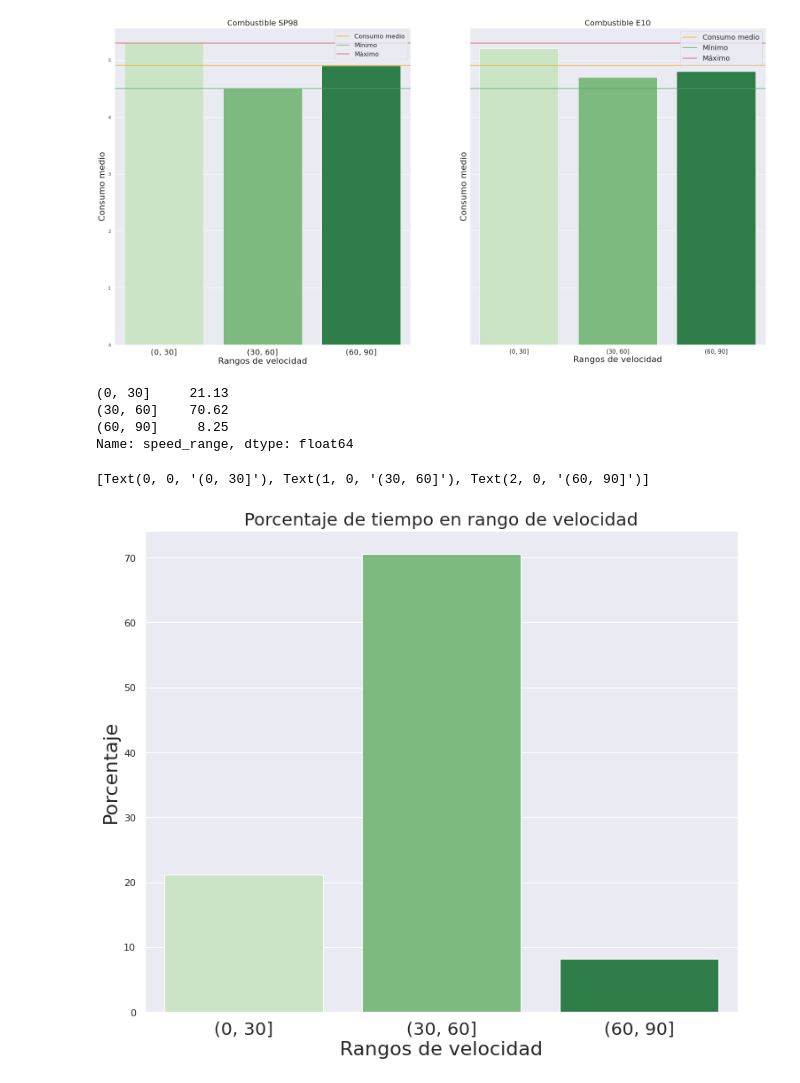
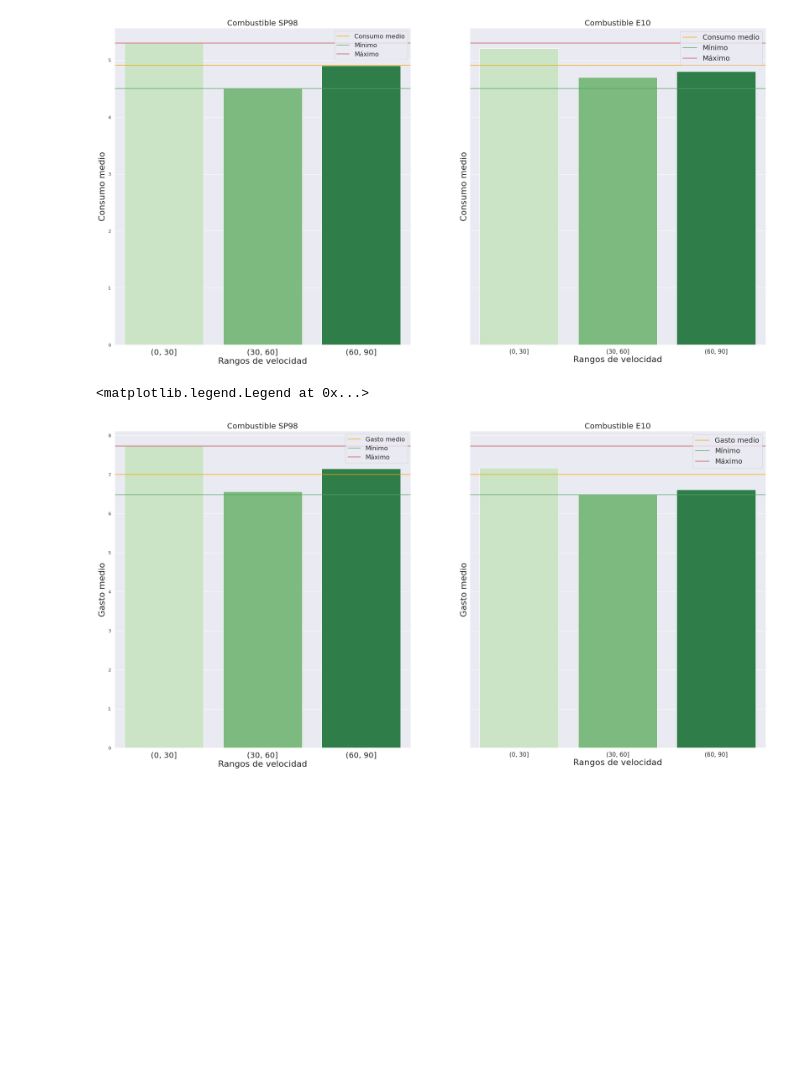
Before and after one commit to as-Solo/reto_data, a Jupyter notebook: notebooks/02_Visualizacion.ipynb, the cells around one changed output. Cells and saved outputs as stored; diff of their text form; code cells hidden in the pictures; blank space fills up the shorter version.

```diff
--- a/notebooks/02_Visualizacion.ipynb
+++ b/notebooks/02_Visualizacion.ipynb
@@ -182,3 +194,6 @@ SP98_gas = gas_type_02.consume.groupby(gas_type_02.speed_range).median()
+# %%
+gastom_E10_gas = gas_type_01.gasto_medio.groupby(gas_type_01.speed_range).median()
+gastom_SP98_gas = gas_type_02.gasto_medio.groupby(gas_type_02.speed_range).median()
 # %%
 fig, axs = plt.subplots(nrows=3, ncols=2, figsize=(30, 24))
 
@@ -259,20 +274,28 @@ c_speed_10.legend(fontsize = 18)
 # %% [output]
 <matplotlib.legend.Legend at 0x...>
 [figure]
-# %%
-porcentaje = round((df.speed_range.value_counts(normalize=True)*100).sort_index(), 2)
-porcentaje
-# %% [output]
-(0, 30]     21.13
-(30, 60]    70.62
-(60, 90]     8.25
-Name: speed_range, dtype: float64
-# %%
-percent = sns.barplot(x = porcentaje.index, y = porcentaje.values, palette = 'Greens')
-percent.set_xlabel("Rangos de velocidad", fontsize = 22)
-percent.set_ylabel("Porcentaje", fontsize = 22)
-percent.set_title("Porcentaje de tiempo en rango de velocidad", fontsize = 20)
-percent.set_xticklabels(porcentaje.index, fontdict = {'fontsize' : 20})
-# %% [output]
-[Text(0, 0, '(0, 30]'), Text(1, 0, '(30, 60]'), Text(2, 0, '(60, 90]')]
-[figure, removed]
+# %%
+fig, ax2 = plt.subplots(ncols=2, figsize=(30, 15), sharey = True)
+
+gm_speed_98 = sns.barplot(x = gastom_SP98_gas.index, y = gastom_SP98_gas.values, ax = ax2[0], palette = 'Greens')
+gm_speed_98.set_xlabel("Rangos de velocidad", fontsize = 22)
+gm_speed_98.set_ylabel("Gasto medio", fontsize = 22)
+gm_speed_98.set_title("Combustible SP98", fontsize = 20)
+gm_speed_98.set_xticklabels(gastom_SP98_gas.index, fontdict = {'fontsize' : 20})
+gm_speed_98.axhline(y=df.gasto_medio.mean(), color="orange", label = 'Gasto medio')
+gm_speed_98.axhline(y=gastom_E10_gas.min(), color="g", label = 'Mínimo')
+gm_speed_98.axhline(y=gastom_SP98_gas.max(), color="r", label = 'Máximo')
+gm_speed_98.legend(fontsize = 16)
+
+gm_speed_10 = sns.barplot(x = gastom_E10_gas.index, y = gastom_E10_gas.values, ax = ax2[1], palette = 'Greens')
+gm_speed_10.set_xlabel("Rangos de velocidad", fontsize = 22)
+gm_speed_10.set_ylabel("Gasto medio", fontsize = 22)
+gm_speed_10.set_title("Combustible E10", fontsize = 20)
+gm_speed_10.set_xticklabels(gastom_E10_gas.index, fontdict = {'fontsize' : 15})
+gm_speed_10.axhline(y=df.gasto_medio.mean(), color="orange", label = 'Gasto medio')
+gm_speed_10.axhline(y=gastom_E10_gas.min(), color="g", label = 'Mínimo')
+gm_speed_10.axhline(y=gastom_SP98_gas.max(), color="r", label = 'Máximo')
+gm_speed_10.legend(fontsize = 18)
+# %% [output]
+<matplotlib.legend.Legend at 0x...>
+[figure, added]
```
Also changed, not shown: parts of 26 cells of this notebook, 5 other files.
